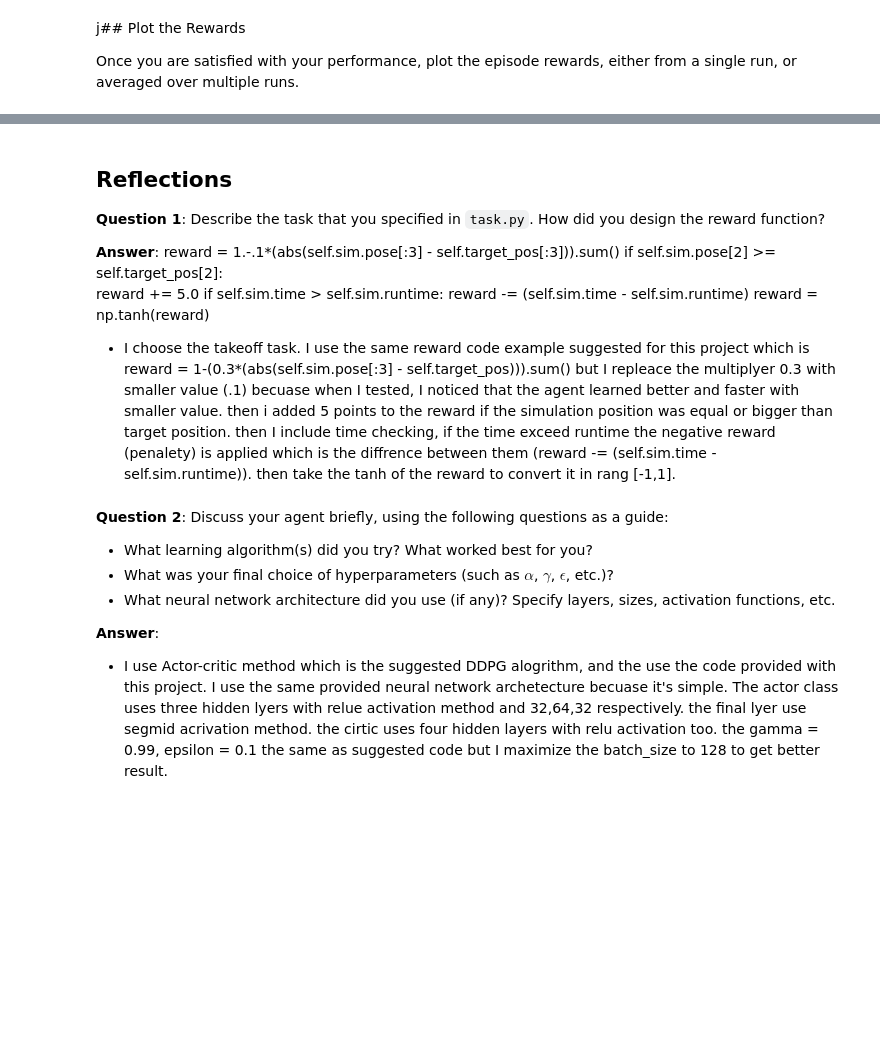
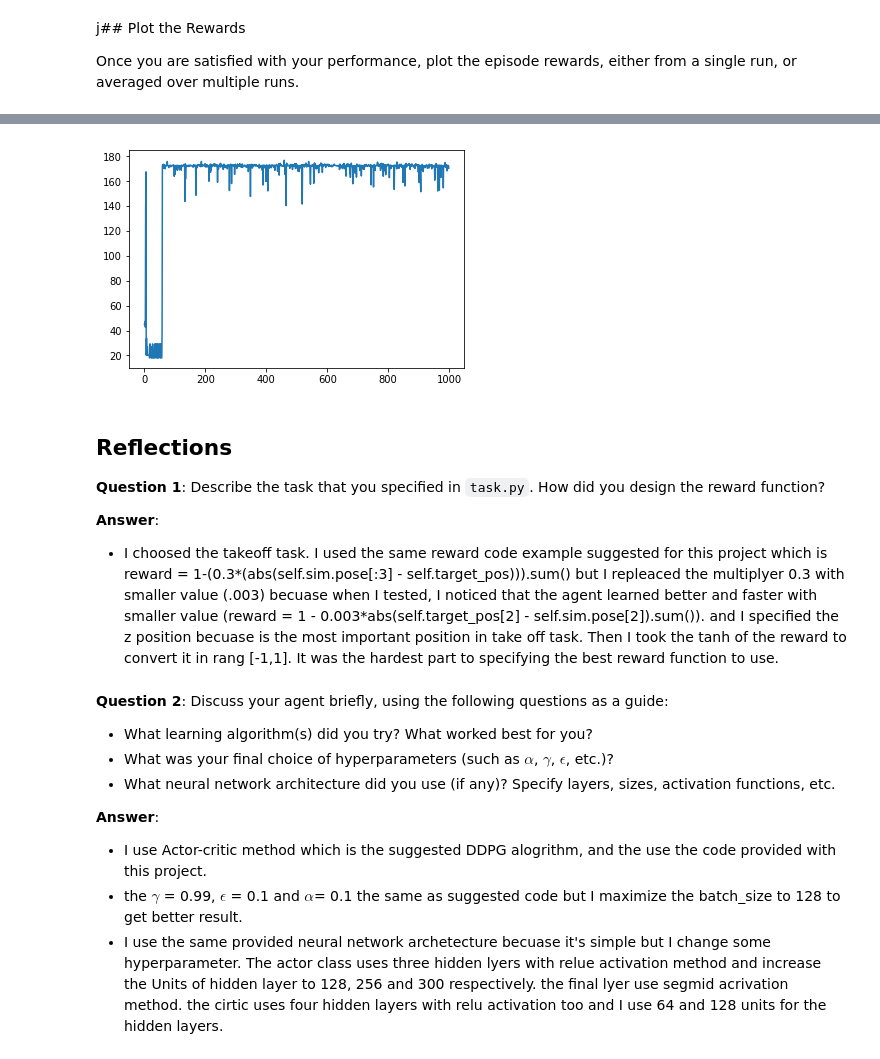
Before and after one commit to amalimdad/Quadcopter_Project, a Jupyter notebook: Quadcopter_Project.ipynb, the cells around one changed output, grey strips where cells are left out. Saved outputs shown, nothing was run; the diff lists cells and outputs as text; code cells hidden in the pictures; blank space fills up the shorter version.

```diff
--- a/Quadcopter_Project.ipynb
+++ b/Quadcopter_Project.ipynb
@@ -319,16 +315,16 @@ print(performance)
+# %%
+import matplotlib.pyplot as plt
+plt.plot(eposide_score)
+plt.show()
+# %% [output]
+[figure, added]
 # %% [markdown]
 ## Reflections
 
 **Question 1**: Describe the task that you specified in `task.py`.  How did you design the reward function?
 
 **Answer**:
- reward = 1.-.1*(abs(self.sim.pose[:3] - self.target_pos[:3])).sum()
-        if self.sim.pose[2] >= self.target_pos[2]:
-            reward += 5.0
-        if self.sim.time > self.sim.runtime:
-            reward -= (self.sim.time - self.sim.runtime)
-        reward = np.tanh(reward)
-- I choose the takeoff task. I use the same reward code example suggested for this project which is reward = 1-(0.3*(abs(self.sim.pose[:3] - self.target_pos))).sum() but I repleace the multiplyer 0.3 with smaller value (.1) becuase when I tested, I noticed that the agent learned better and faster with smaller value. then i added 5 points to the reward if the simulation position was equal or bigger than target position. then I include time checking, if the time exceed runtime the negative reward (penalety) is applied which is the diffrence between them (reward -= (self.sim.time - self.sim.runtime)). then take the tanh of the reward to convert it in rang [-1,1].
+- I choosed the takeoff task. I used the same reward code example suggested for this project which is reward = 1-(0.3*(abs(self.sim.pose[:3] - self.target_pos))).sum() but I repleaced the multiplyer 0.3 with smaller value (.003) becuase when I tested, I noticed that the agent learned better and faster with smaller value (reward = 1 - 0.003*abs(self.target_pos[2] - self.sim.pose[2]).sum()). and I specified the z position becuase is the most important position in take off task. Then I took the tanh of the reward to convert it in rang [-1,1]. It was the hardest part to specifying the best reward function to use.
 # %% [markdown]
 **Question 2**: Discuss your agent briefly, using the following questions as a guide:
 
@@ -337,7 +333,9 @@ print(performance)
 - What neural network architecture did you use (if any)? Specify layers, sizes, activation functions, etc.
 
 **Answer**:
-- I use Actor-critic method which is the suggested DDPG alogrithm, and the use the code provided with this project. I use the same provided neural network archetecture becuase it's simple. The actor class uses three hidden lyers with relue activation method and 32,64,32 respectively. the final lyer use segmid acrivation method. the cirtic uses four hidden layers with relu activation too. the gamma = 0.99, epsilon = 0.1 the same as suggested code but I maximize the batch_size to 128 to get better result.
+- I use Actor-critic method which is the suggested DDPG alogrithm, and the use the code provided with this project.
+- the $\gamma$ = 0.99, $\epsilon$ = 0.1 and $\alpha$= 0.1 the same as suggested code but I maximize the batch_size to 128 to get better result.
+- I use the same provided neural network archetecture becuase it's simple but I change some hyperparameter. The actor class uses three hidden lyers with relue activation method and increase the Units of hidden layer to 128, 256 and 300 respectively. the final lyer use segmid acrivation method. the cirtic uses four hidden layers with relu activation too and I use 64 and 128 units for the hidden layers.
 # %% [markdown]
 **Question 3**: Using the episode rewards plot, discuss how the agent learned over time.
 
```
Also changed, not shown: parts of 13 cells of this notebook, 5 other files.
